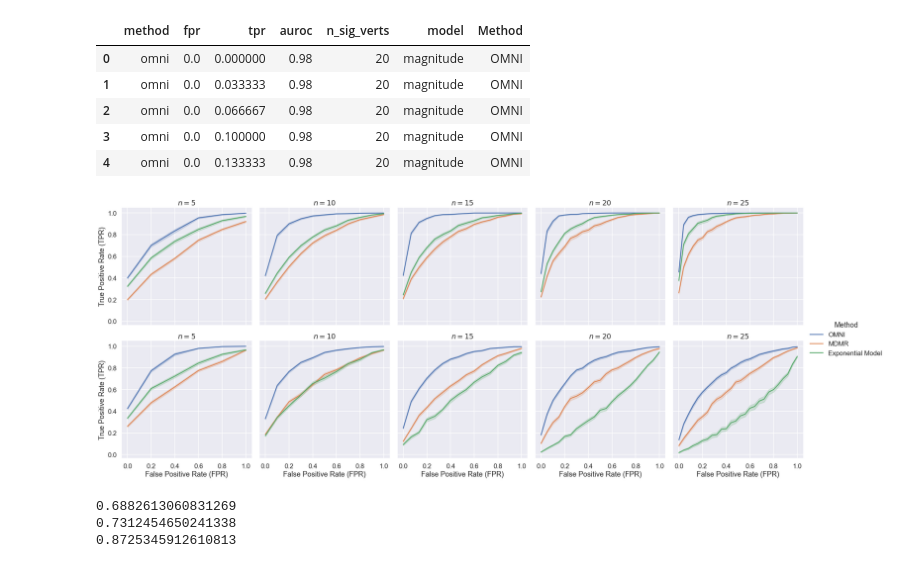
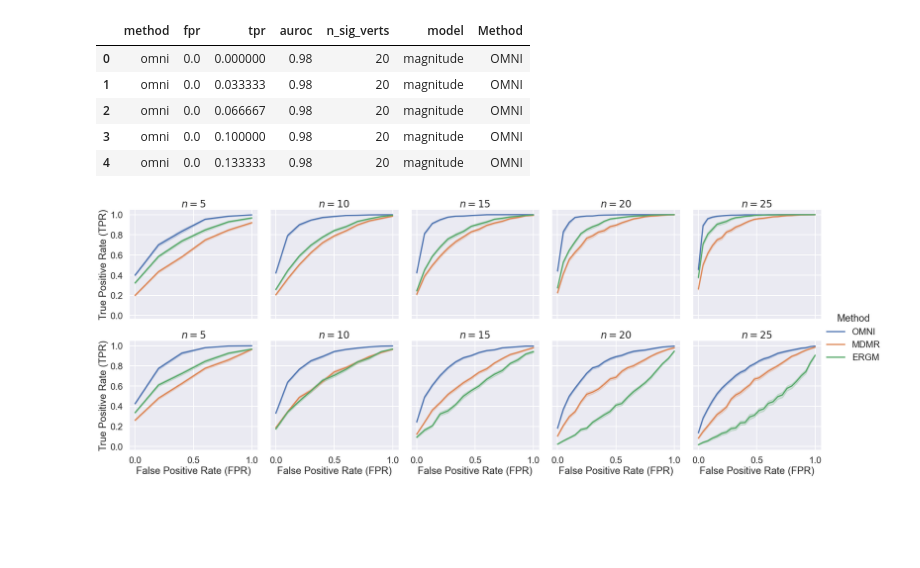
Before and after one commit to neurodata/MCC, a Jupyter notebook: supplement/S2-vertex-simulation/vertex_simulation_plot.ipynb, the cells around one changed output. Cells and saved outputs as stored; diff of their text form; code cells hidden in the pictures; blank space fills up the shorter version.

Commit message:
Change "Exponential Model" -> "ERGM"

```diff
--- a/supplement/S2-vertex-simulation/vertex_simulation_plot.ipynb
+++ b/supplement/S2-vertex-simulation/vertex_simulation_plot.ipynb
@@ -66,7 +66,7 @@ def replace(method):
     elif method == "mdmr":
         return "MDMR"
     elif method == "stats":
-        return "Exponential Model"
+        return "ERGM"
 
 df["Method"] = df["method"].apply(replace)
 df.head()
@@ -78,32 +78,28 @@ df.head()
 | 3 | omni | 0.0 | 0.100000 | 0.98 | 20 | magnitude | OMNI |
 | 4 | omni | 0.0 | 0.133333 | 0.98 | 20 | magnitude | OMNI |
 # %%
-sns.set_theme(context="talk", style="darkgrid")
+sns.set_theme(context="poster", style="darkgrid")
 
 g = sns.relplot(
     x="fpr",
     y="tpr",
     hue="Method",
     col="n_sig_verts",
     row="model",
     kind="line",
     data=df,
 )
 
 for ax, n in zip(g.axes.flatten(), [5, 10, 15, 20, 25] * 2):
     ax.set(title=f"$n={{{n}}}$")
 g.set(xlabel="False Positive Rate (FPR)", ylabel="True Positive Rate (TPR)")
 
 plt.savefig("vertex_sim.pdf")
 # %% [output]
-[figure, old version]
+[figure, new version]
 # %%
 aurocs = df.groupby(["auroc", "Method"]).size().reset_index().drop(columns=[0])
 
-print(aurocs.query("Method == 'Exponential Model'").auroc.mean())
+print(aurocs.query("Method == 'ERGM'").auroc.mean())
 print(aurocs.query("Method == 'MDMR'").auroc.mean())
 print(aurocs.query("Method == 'OMNI'").auroc.mean())
-# %% [output]
-0.6882613060831269
-0.7312454650241338
-0.8725345912610813
```
Also changed, not shown: 1 other file.
